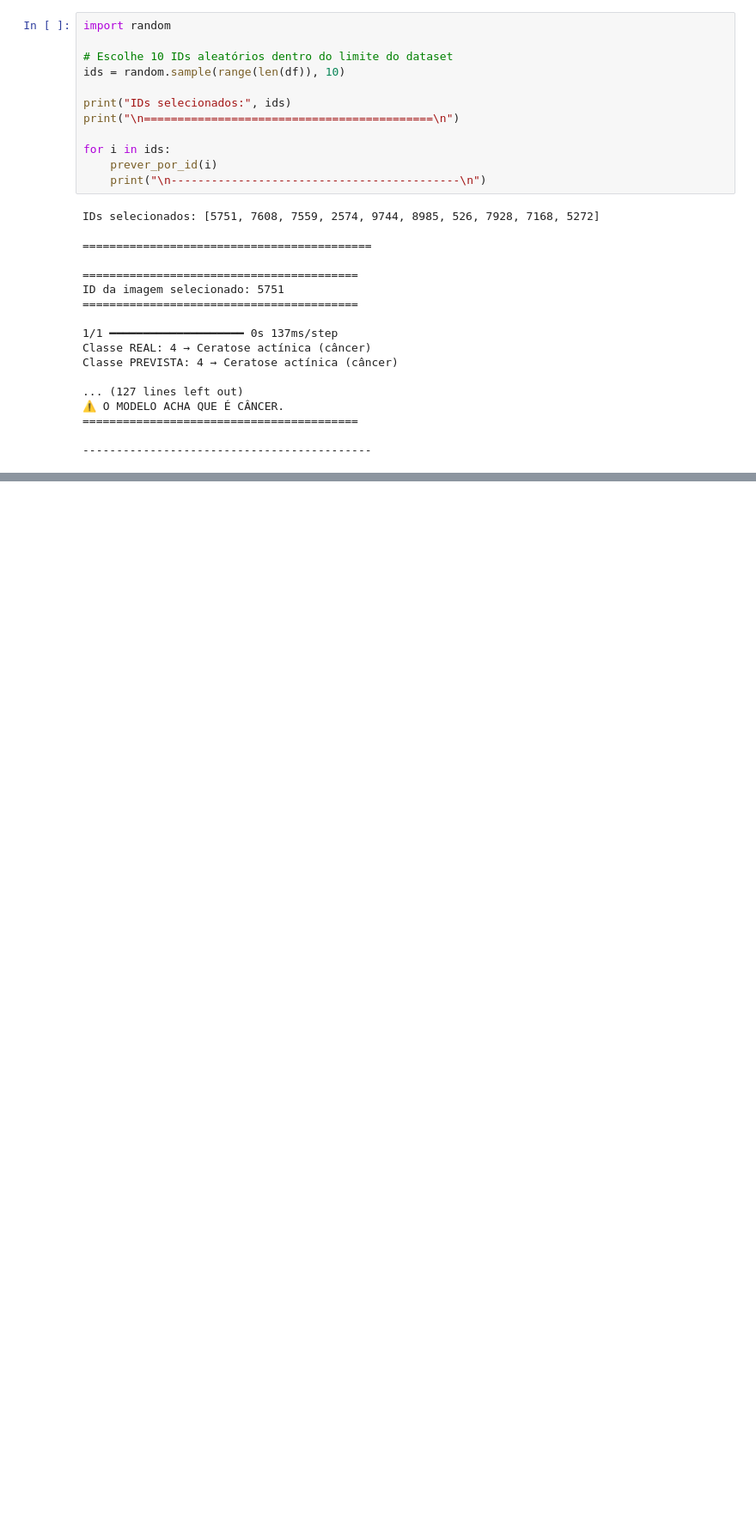
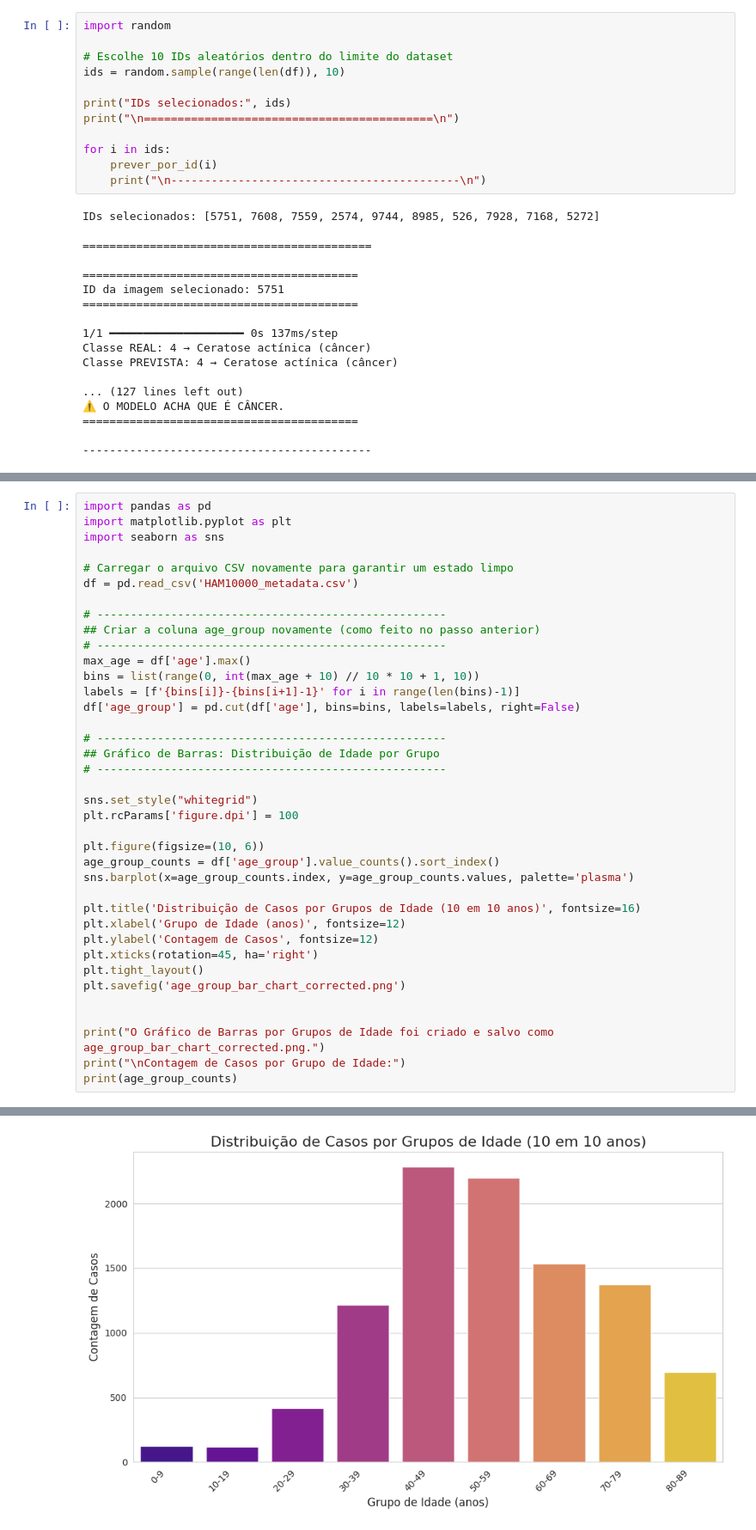
Before and after one commit to Big-Data-Analise-de-Cancer-de-Pele/Trabalho-Final---Big-Data, a Jupyter notebook: colab_big_data_klayton.ipynb, the cells around one changed output, grey strips where cells are left out. Shown: that part at 86% size. Saved outputs shown, nothing was run; the diff lists cells and outputs as text; blank space fills up the shorter version.

```diff
--- a/colab_big_data_klayton.ipynb
+++ b/colab_big_data_klayton.ipynb
@@ -378,0 +541,39 @@ Classe PREVISTA: 4 → Ceratose actínica (câncer)
+# %%
+import pandas as pd
+import matplotlib.pyplot as plt
+import seaborn as sns
+
+# Carregar o arquivo CSV novamente para garantir um estado limpo
+df = pd.read_csv('HAM10000_metadata.csv')
+
+# ----------------------------------------------------
+## Criar a coluna age_group novamente (como feito no passo anterior)
+# ----------------------------------------------------
+max_age = df['age'].max()
+bins = list(range(0, int(max_age + 10) // 10 * 10 + 1, 10))
+labels = [f'{bins[i]}-{bins[i+1]-1}' for i in range(len(bins)-1)]
+df['age_group'] = pd.cut(df['age'], bins=bins, labels=labels, right=False)
+
+# ----------------------------------------------------
+## Gráfico de Barras: Distribuição de Idade por Grupo
+# ----------------------------------------------------
+
+sns.set_style("whitegrid")
+plt.rcParams['figure.dpi'] = 100
+
+plt.figure(figsize=(10, 6))
+age_group_counts = df['age_group'].value_counts().sort_index()
+sns.barplot(x=age_group_counts.index, y=age_group_counts.values, palette='plasma')
+
+plt.title('Distribuição de Casos por Grupos de Idade (10 em 10 anos)', fontsize=16)
+plt.xlabel('Grupo de Idade (anos)', fontsize=12)
+plt.ylabel('Contagem de Casos', fontsize=12)
+plt.xticks(rotation=45, ha='right')
+plt.tight_layout()
+plt.savefig('age_group_bar_chart_corrected.png')
+
+
+print("O Gráfico de Barras por Grupos de Idade foi criado e salvo como age_group_bar_chart_corrected.png.")
+print("\nContagem de Casos por Grupo de Idade:")
+print(age_group_counts)
+# %% [output]
@@ -378,0 +597 @@ Classe PREVISTA: 4 → Ceratose actínica (câncer)
+[figure, added]
```
Also changed, not shown: parts of 15 cells of this notebook.
